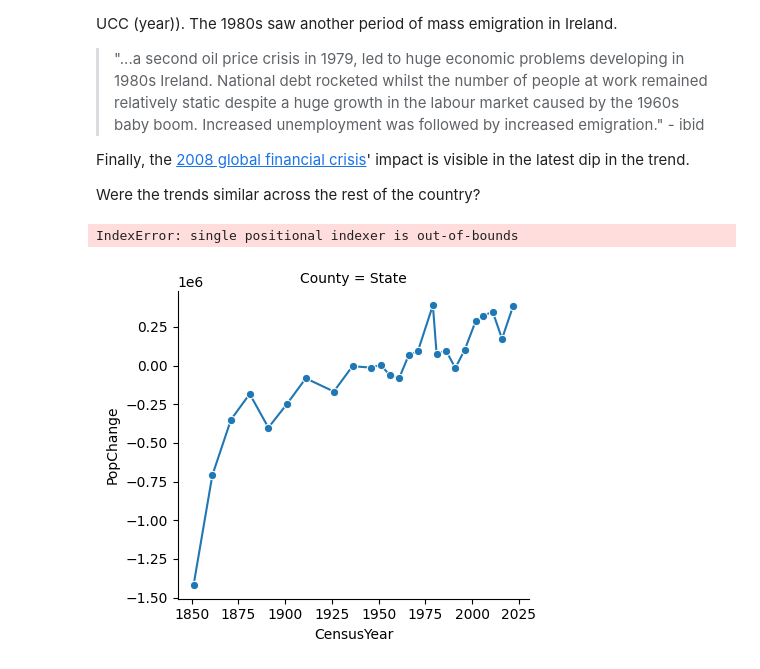
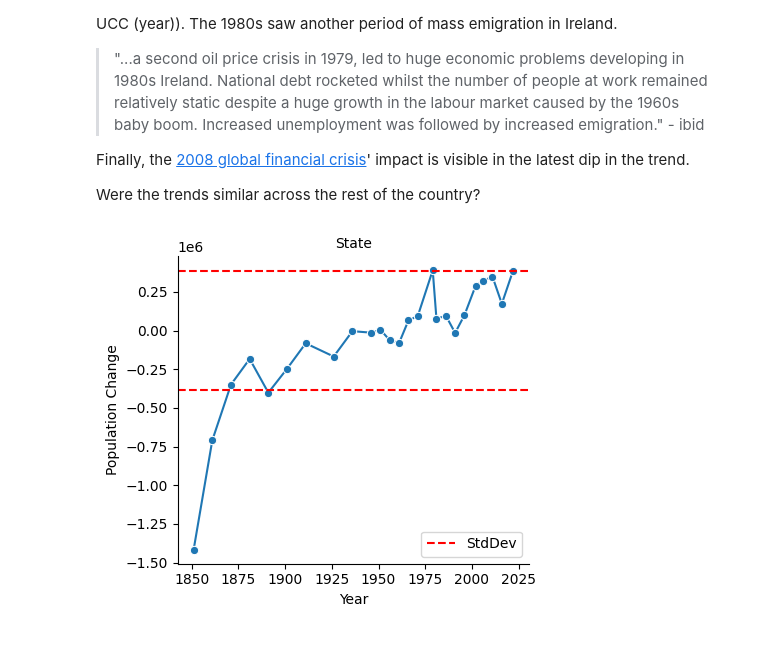
Before and after one commit to turps-pc90/AppliedStatisticsAssessment, a Jupyter notebook: roughwork.ipynb, the cells around one changed output. Drawn from its saved outputs; the diff is of its cells as text; code cells hidden in the pictures.

```diff
--- a/roughwork.ipynb
+++ b/roughwork.ipynb
@@ -283,22 +283,20 @@ Were the trends similar across the rest of the country?
 # %%
 # Set up the plot
 g = sns.FacetGrid(df_state, col="County", col_wrap=3, height=4, sharey=False)
 
 # Plot PopChange over CensusYear
 g.map_dataframe(sns.lineplot, x="CensusYear", y="PopChange", marker="o")
 
-# Overlay StdDev line per county
-for ax, county in zip(g.axes.flat, wdc):
-    std_dev = df_state[df_state["County"] == county]["StdDev"].iloc[0]
+# Overlay StdDev line (same for all since County == "State")
+std_dev = df_state["StdDev"].iloc[0]
+for ax in g.axes.flat:
     ax.axhline(std_dev, color='red', linestyle='--', label='StdDev')
     ax.axhline(-std_dev, color='red', linestyle='--')  # Optional: show negative bound
     ax.legend()
 
 # Final touches
 g.set_titles("{col_name}")
 g.set_axis_labels("Year", "Population Change")
 plt.tight_layout()
-plt.show()
 # %% [output]
-IndexError: single positional indexer is out-of-bounds
-[figure, old version]
+[figure, new version]
```
Also changed, not shown: 1 other file.
